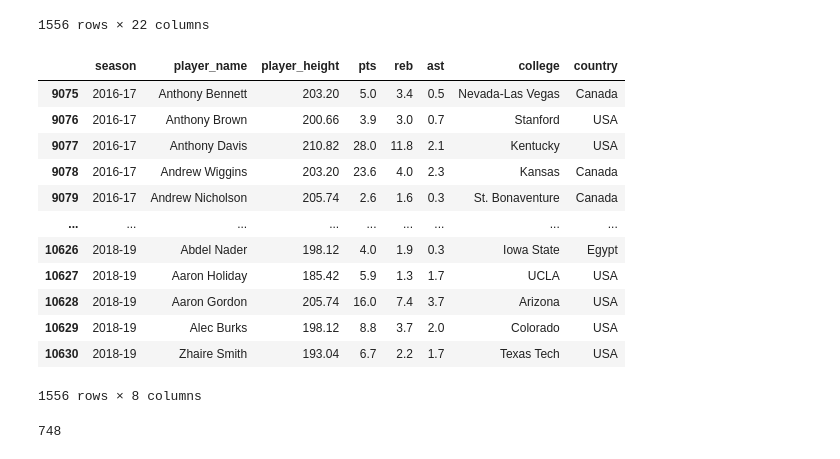
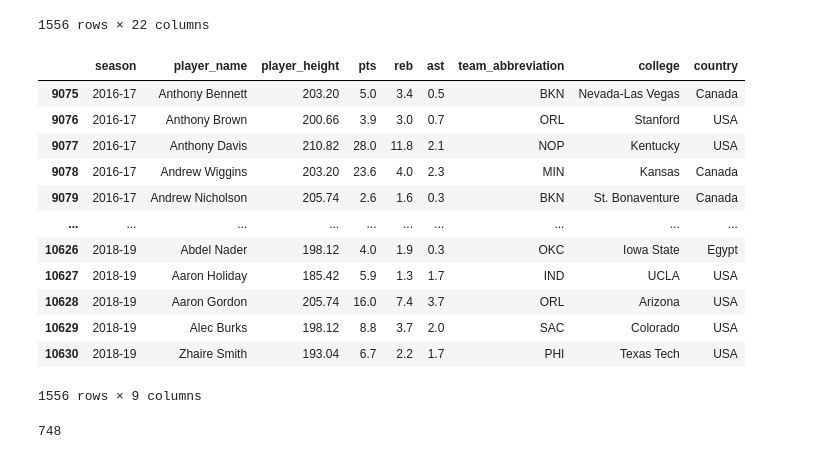
Before and after one commit to ic17rey/butler-groupA-project1, a Jupyter notebook: nba_height_project.ipynb, the cells around one changed output. Drawn from its saved outputs; the diff is of its cells as text; code cells hidden in the pictures.

```diff
--- a/nba_height_project.ipynb
+++ b/nba_height_project.ipynb
@@ -121,22 +122,22 @@ filter_data_set_df
 | 10630 | 10630 | Zhaire Smith | PHI | 20 | 193.04 | 90.264808 | Texas Tech | USA | ... |
 1556 rows × 22 columns
 # %%
-stats_needed_df = filter_data_set_df[["season", "player_name", "player_height", "pts", "reb", "ast", "college", "country"]]
+stats_needed_df = filter_data_set_df[["season", "player_name", "player_height", "pts", "reb", "ast", "team_abbreviation", "college", "country"]]
 stats_needed_df
 # %% [output]
-|  | season | player_name | player_height | pts | reb | ast | college | country |
-| 9075 | 2016-17 | Anthony Bennett | 203.20 | 5.0 | 3.4 | 0.5 | Nevada-Las Vegas | Canada |
-| 9076 | 2016-17 | Anthony Brown | 200.66 | 3.9 | 3.0 | 0.7 | Stanford | USA |
-| 9077 | 2016-17 | Anthony Davis | 210.82 | 28.0 | 11.8 | 2.1 | Kentucky | USA |
-| 9078 | 2016-17 | Andrew Wiggins | 203.20 | 23.6 | 4.0 | 2.3 | Kansas | Canada |
-| 9079 | 2016-17 | Andrew Nicholson | 205.74 | 2.6 | 1.6 | 0.3 | St. Bonaventure | Canada |
-| ... | ... | ... | ... | ... | ... | ... | ... | ... |
-| 10626 | 2018-19 | Abdel Nader | 198.12 | 4.0 | 1.9 | 0.3 | Iowa State | Egypt |
-| 10627 | 2018-19 | Aaron Holiday | 185.42 | 5.9 | 1.3 | 1.7 | UCLA | USA |
-| 10628 | 2018-19 | Aaron Gordon | 205.74 | 16.0 | 7.4 | 3.7 | Arizona | USA |
-| 10629 | 2018-19 | Alec Burks | 198.12 | 8.8 | 3.7 | 2.0 | Colorado | USA |
-| 10630 | 2018-19 | Zhaire Smith | 193.04 | 6.7 | 2.2 | 1.7 | Texas Tech | USA |
+|  | season | player_name | player_height | pts | reb | ast | team_abbreviation | college | country |
+| 9075 | 2016-17 | Anthony Bennett | 203.20 | 5.0 | 3.4 | 0.5 | BKN | Nevada-Las Vegas | Canada |
+| 9076 | 2016-17 | Anthony Brown | 200.66 | 3.9 | 3.0 | 0.7 | ORL | Stanford | USA |
+| 9077 | 2016-17 | Anthony Davis | 210.82 | 28.0 | 11.8 | 2.1 | NOP | Kentucky | USA |
+| 9078 | 2016-17 | Andrew Wiggins | 203.20 | 23.6 | 4.0 | 2.3 | MIN | Kansas | Canada |
+| 9079 | 2016-17 | Andrew Nicholson | 205.74 | 2.6 | 1.6 | 0.3 | BKN | St. Bonaventure | Canada |
+| ... | ... | ... | ... | ... | ... | ... | ... | ... | ... |
+| 10626 | 2018-19 | Abdel Nader | 198.12 | 4.0 | 1.9 | 0.3 | OKC | Iowa State | Egypt |
+| 10627 | 2018-19 | Aaron Holiday | 185.42 | 5.9 | 1.3 | 1.7 | IND | UCLA | USA |
+| 10628 | 2018-19 | Aaron Gordon | 205.74 | 16.0 | 7.4 | 3.7 | ORL | Arizona | USA |
+| 10629 | 2018-19 | Alec Burks | 198.12 | 8.8 | 3.7 | 2.0 | SAC | Colorado | USA |
+| 10630 | 2018-19 | Zhaire Smith | 193.04 | 6.7 | 2.2 | 1.7 | PHI | Texas Tech | USA |
-1556 rows × 8 columns
+1556 rows × 9 columns
 # %%
 players = stats_needed_df["player_name"].unique()
 print(len(players))
```
Also changed, not shown: parts of 15 cells of this notebook.
